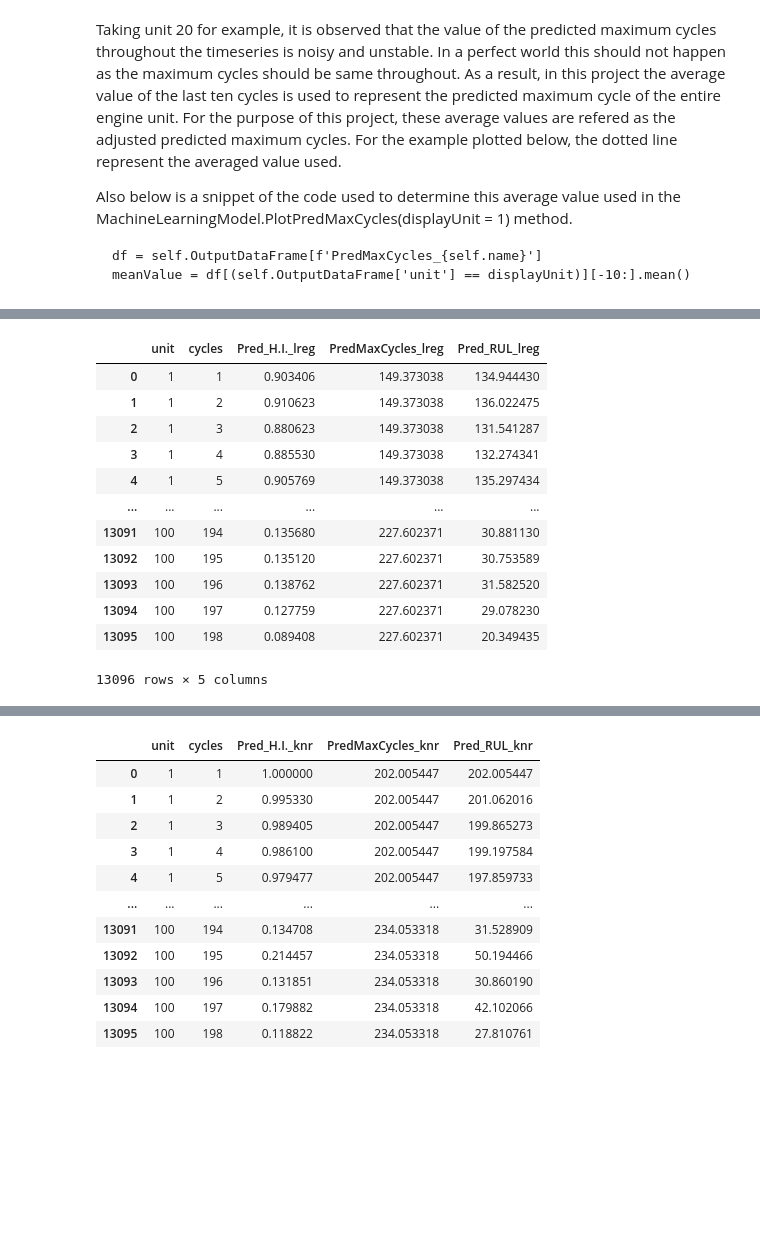
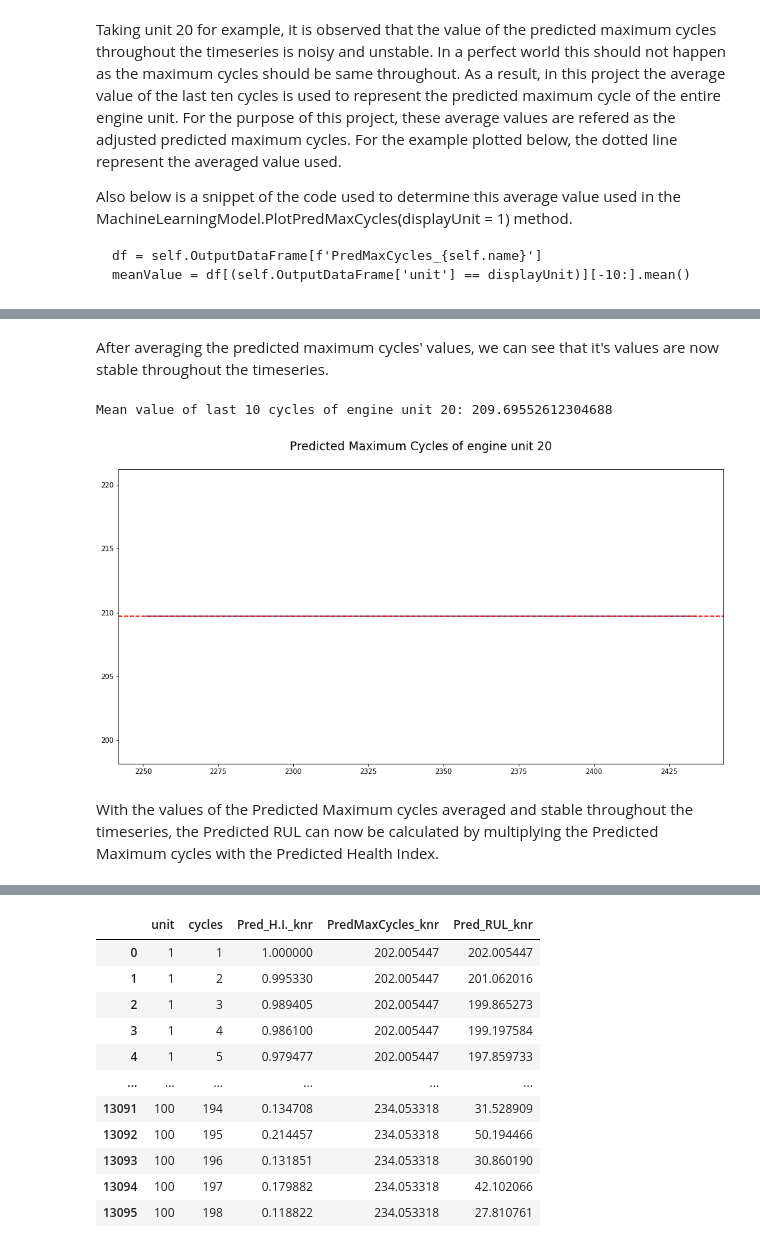
Before and after one commit to luqmanbuang/Aircraft-Engine-Lifetime-Prediction-with-Machine-Learning, a Jupyter notebook: Main_Phase_2.ipynb, the cells around one changed output, grey strips where cells are left out. Cells and saved outputs as stored; diff of their text form; code cells hidden in the pictures; blank space fills up the shorter version.

```diff
--- a/Main_Phase_2.ipynb
+++ b/Main_Phase_2.ipynb
@@ -298,17 +302,9 @@ Mean value of last 10 cycles of engine unit 20: 215.67656335684228
-# %%
-RUL_lreg = LinearRegression.CalcPredRUL()
-LinearRegression.DataFrame()
-# %% [output]
-|  | unit | cycles | Pred_H.I._lreg | PredMaxCycles_lreg | Pred_RUL_lreg |
-| 0 | 1 | 1 | 0.903406 | 149.373038 | 134.944430 |
-| 1 | 1 | 2 | 0.910623 | 149.373038 | 136.022475 |
-| 2 | 1 | 3 | 0.880623 | 149.373038 | 131.541287 |
-| 3 | 1 | 4 | 0.885530 | 149.373038 | 132.274341 |
-| 4 | 1 | 5 | 0.905769 | 149.373038 | 135.297434 |
-| ... | ... | ... | ... | ... | ... |
-| 13091 | 100 | 194 | 0.135680 | 227.602371 | 30.881130 |
-| 13092 | 100 | 195 | 0.135120 | 227.602371 | 30.753589 |
-| 13093 | 100 | 196 | 0.138762 | 227.602371 | 31.582520 |
-| 13094 | 100 | 197 | 0.127759 | 227.602371 | 29.078230 |
-| 13095 | 100 | 198 | 0.089408 | 227.602371 | 20.349435 |
-13096 rows × 5 columns
+# %% [markdown]
+After averaging the predicted maximum cycles' values, we can see that it's values are now stable throughout the timeseries.
+# %%
+NeuralNetwork.PlotPredMaxCycles(20)
+# %% [output]
+Mean value of last 10 cycles of engine unit 20: 209.69552612304688
+[figure, added]
+# %% [markdown]
+With the values of the Predicted Maximum cycles averaged and stable throughout the timeseries, the Predicted RUL can now be calculated by multiplying the Predicted Maximum cycles with the Predicted Health Index.
```
Also changed, not shown: parts of 28 cells of this notebook.
